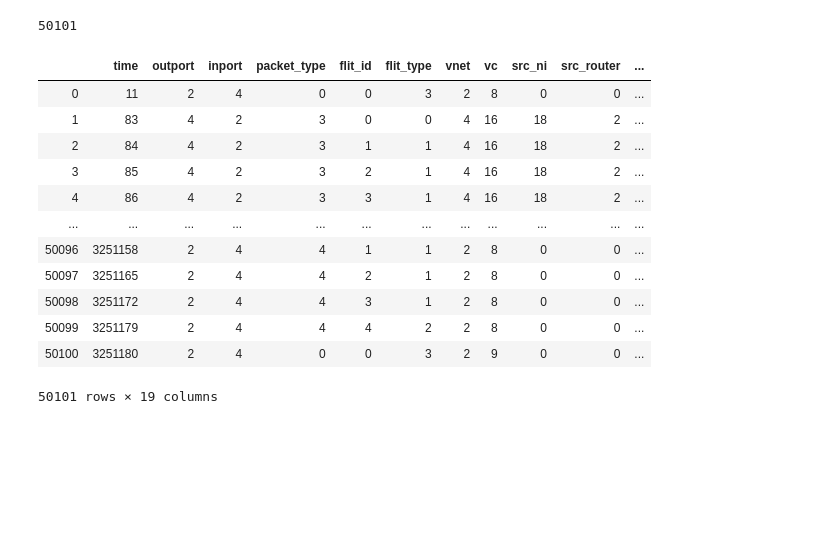
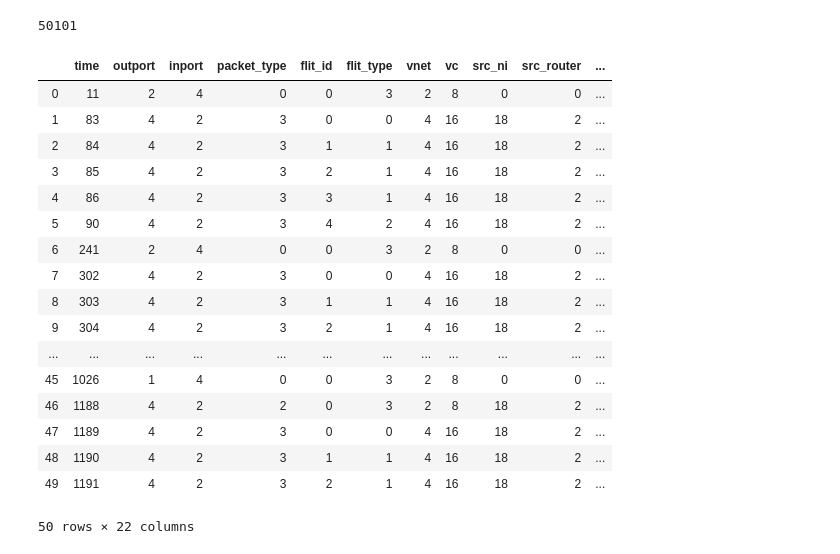
Before and after one commit to chamikasudusinghe/nocml, a Jupyter notebook: ver 5.2/wat-r1-good.ipynb, the cells around one changed output. Saved outputs shown, nothing was run; the diff lists cells and outputs as text; code cells hidden in the pictures; blank space fills up the shorter version.

```diff
--- a/ver 5.2/wat-r1-good.ipynb
+++ b/ver 5.2/wat-r1-good.ipynb
@@ -36,32 +36,43 @@ for index, row in df.iterrows():
 timearr.append([interval+1,count])
 # %%
 countarr = []
+increarr = []
 maxarr = []
 for i in range(len(timearr)):
     for cnt in range(timearr[i][1],0,-1):
         countarr.append(cnt)
         maxarr.append(timearr[i][1])
+        increment = timearr[i][1] - cnt + 1
+        increarr.append(increment)
 print(len(countarr))
 # %% [output]
 50101
 # %%
 df = df.assign(pkt_count=countarr)
+df = df.assign(pkt_count_inc=increarr)
 df = df.assign(pkt_max=maxarr)
-df
+df["counting_index_pos"] = df["pkt_count"]*df["pkt_count_inc"]
+df["counting_index_100"] = df["counting_index_pos"]*df["pkt_max"]
+df.head(50)
 # %% [output]
 |  | time | outport | inport | packet_type | flit_id | flit_type | vnet | vc | src_ni | src_router | ... |
 | 0 | 11 | 2 | 4 | 0 | 0 | 3 | 2 | 8 | 0 | 0 | ... |
 | 1 | 83 | 4 | 2 | 3 | 0 | 0 | 4 | 16 | 18 | 2 | ... |
 | 2 | 84 | 4 | 2 | 3 | 1 | 1 | 4 | 16 | 18 | 2 | ... |
 | 3 | 85 | 4 | 2 | 3 | 2 | 1 | 4 | 16 | 18 | 2 | ... |
 | 4 | 86 | 4 | 2 | 3 | 3 | 1 | 4 | 16 | 18 | 2 | ... |
+| 5 | 90 | 4 | 2 | 3 | 4 | 2 | 4 | 16 | 18 | 2 | ... |
+| 6 | 241 | 2 | 4 | 0 | 0 | 3 | 2 | 8 | 0 | 0 | ... |
+| 7 | 302 | 4 | 2 | 3 | 0 | 0 | 4 | 16 | 18 | 2 | ... |
+| 8 | 303 | 4 | 2 | 3 | 1 | 1 | 4 | 16 | 18 | 2 | ... |
+| 9 | 304 | 4 | 2 | 3 | 2 | 1 | 4 | 16 | 18 | 2 | ... |
 | ... | ... | ... | ... | ... | ... | ... | ... | ... | ... | ... | ... |
-| 50096 | 3251158 | 2 | 4 | 4 | 1 | 1 | 2 | 8 | 0 | 0 | ... |
-| 50097 | 3251165 | 2 | 4 | 4 | 2 | 1 | 2 | 8 | 0 | 0 | ... |
-| 50098 | 3251172 | 2 | 4 | 4 | 3 | 1 | 2 | 8 | 0 | 0 | ... |
-| 50099 | 3251179 | 2 | 4 | 4 | 4 | 2 | 2 | 8 | 0 | 0 | ... |
-| 50100 | 3251180 | 2 | 4 | 0 | 0 | 3 | 2 | 9 | 0 | 0 | ... |
+| 45 | 1026 | 1 | 4 | 0 | 0 | 3 | 2 | 8 | 0 | 0 | ... |
+| 46 | 1188 | 4 | 2 | 2 | 0 | 3 | 2 | 8 | 18 | 2 | ... |
+| 47 | 1189 | 4 | 2 | 3 | 0 | 0 | 4 | 16 | 18 | 2 | ... |
+| 48 | 1190 | 4 | 2 | 3 | 1 | 1 | 4 | 16 | 18 | 2 | ... |
+| 49 | 1191 | 4 | 2 | 3 | 2 | 1 | 4 | 16 | 18 | 2 | ... |
-50101 rows × 19 columns
+50 rows × 22 columns
 # %%
 #df["packet_types"] = df["packet_type"]
 #df=pd.get_dummies(df, prefix=['outport', 'inport', 'packet_type'], columns=['outport', 'inport','packet_type'])
```
Also changed, not shown: parts of 2 cells of this notebook, 3 other files.
